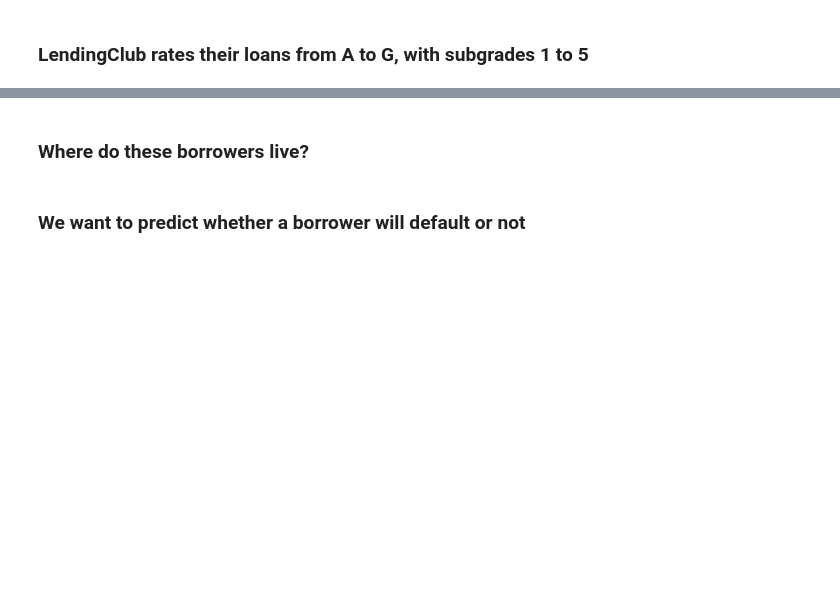
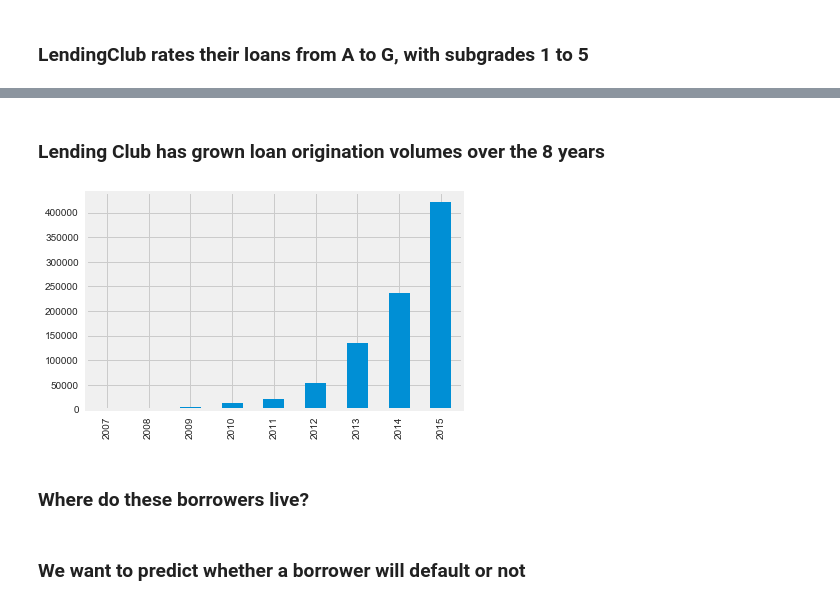
Before and after one commit to anishb/lending_club_analysis, a Jupyter notebook: Lending Club Analysis.ipynb, the cells around one changed output, grey strips where cells are left out. Cells and saved outputs as stored; diff of their text form; code cells hidden in the pictures; blank space fills up the shorter version.

```diff
--- a/Lending Club Analysis.ipynb
+++ b/Lending Club Analysis.ipynb
@@ -159,3 +159,12 @@ loans.sub_grade.value_counts().sort_index().plot(kind='bar', fontsize=16, figsiz
+# %% [markdown]
+### Lending Club has grown loan origination volumes over the 8 years
+# %%
+from datetime import datetime
+loans['issue_date'] = loans.issue_d.apply(lambda x: datetime.strptime(x, '%b-%Y').date())
+# %%
+loans.issue_date.apply(lambda x: x.year).value_counts().sort_index().plot(kind='bar');
+# %% [output]
+[figure, added]
 # %% [markdown]
 ### Where do these borrowers live?
 # %%
```
Also changed, not shown: parts of 25 cells of this notebook.
